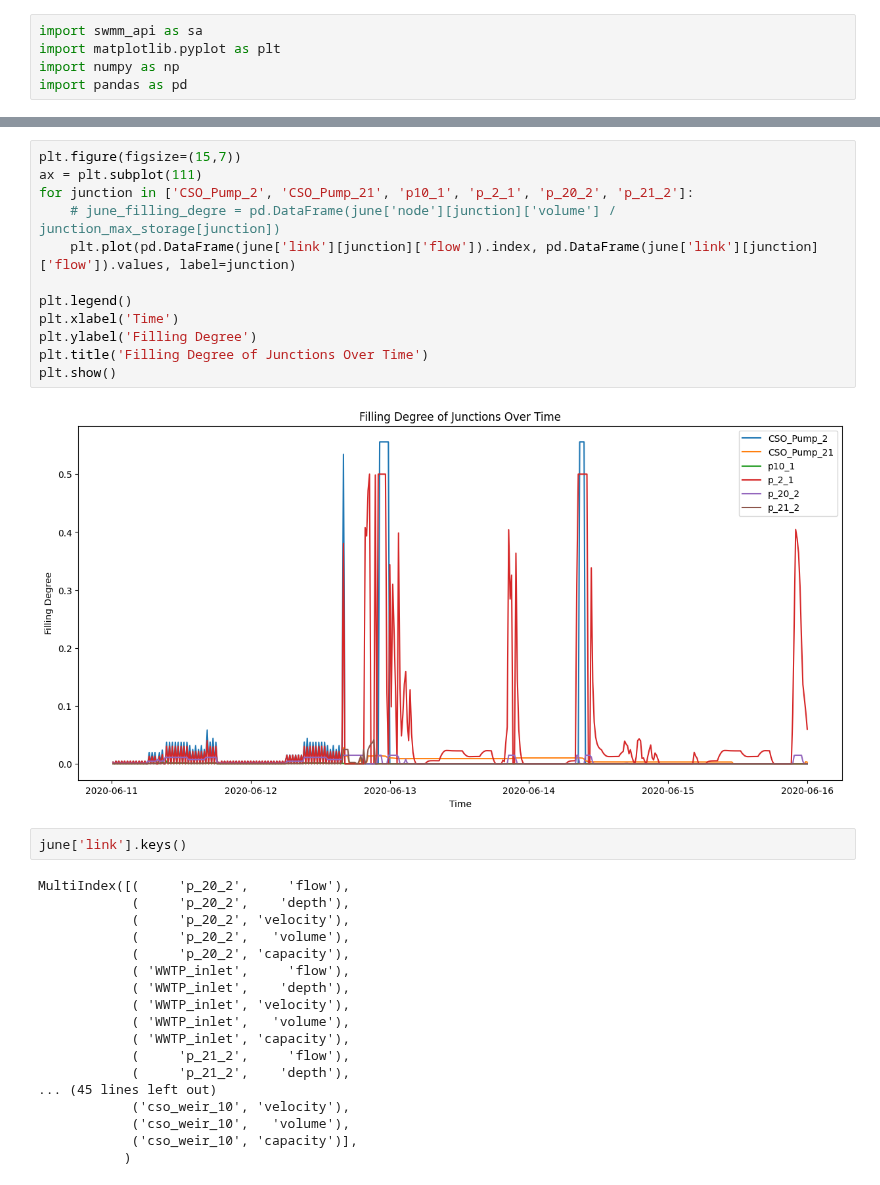
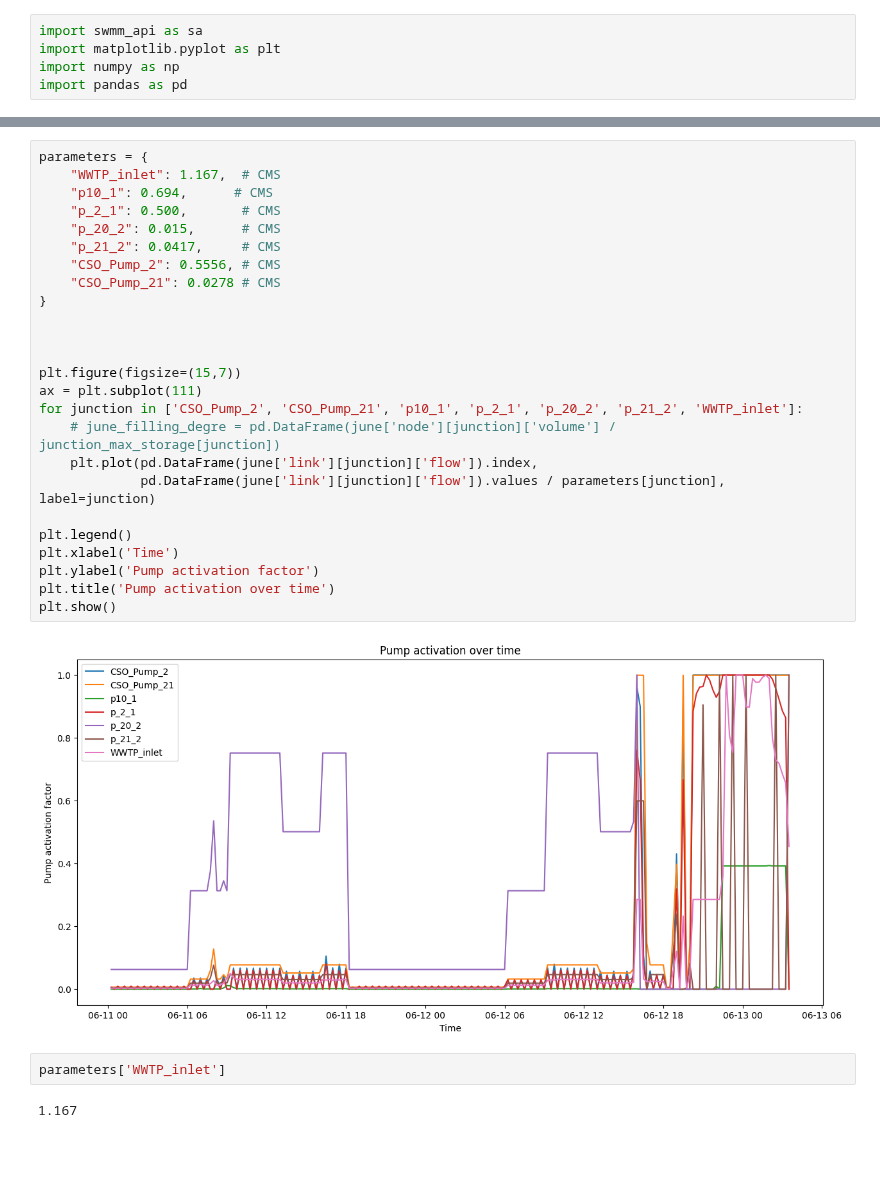
Before and after one commit to jipsteiger/ENVM1601, a Jupyter notebook: RTC/results/event_optimisation_filling_degree.ipynb, the cells around one changed output, grey strips where cells are left out. Saved outputs shown, nothing was run; the diff lists cells and outputs as text; blank space fills up the shorter version.

```diff
--- a/RTC/results/event_optimisation_filling_degree.ipynb
+++ b/RTC/results/event_optimisation_filling_degree.ipynb
@@ -28,34 +28,31 @@ plt.show()
 # %%
+parameters = {
+    "WWTP_inlet": 1.167,  # CMS
+    "p10_1": 0.694,      # CMS
+    "p_2_1": 0.500,       # CMS
+    "p_20_2": 0.015,      # CMS
+    "p_21_2": 0.0417,     # CMS
+    "CSO_Pump_2": 0.5556, # CMS
+    "CSO_Pump_21": 0.0278 # CMS
+}
+
+
+
 plt.figure(figsize=(15,7))
 ax = plt.subplot(111)
-for junction in ['CSO_Pump_2', 'CSO_Pump_21', 'p10_1', 'p_2_1', 'p_20_2', 'p_21_2']:
+for junction in ['CSO_Pump_2', 'CSO_Pump_21', 'p10_1', 'p_2_1', 'p_20_2', 'p_21_2', 'WWTP_inlet']:
     # june_filling_degre = pd.DataFrame(june['node'][junction]['volume'] / junction_max_storage[junction])
-    plt.plot(pd.DataFrame(june['link'][junction]['flow']).index, pd.DataFrame(june['link'][junction]['flow']).values, label=junction)
+    plt.plot(pd.DataFrame(june['link'][junction]['flow']).index,
+             pd.DataFrame(june['link'][junction]['flow']).values / parameters[junction], label=junction)
 
 plt.legend()
 plt.xlabel('Time')
-plt.ylabel('Filling Degree')
-plt.title('Filling Degree of Junctions Over Time')
+plt.ylabel('Pump activation factor')
+plt.title('Pump activation over time')
 plt.show()
 # %% [output]
-[figure, old version]
+[figure, new version]
-# %%
-june['link'].keys()
-# %% [output]
-MultiIndex([(     'p_20_2',     'flow'),
-            (     'p_20_2',    'depth'),
-            (     'p_20_2', 'velocity'),
-            (     'p_20_2',   'volume'),
-            (     'p_20_2', 'capacity'),
-            ( 'WWTP_inlet',     'flow'),
-            ( 'WWTP_inlet',    'depth'),
-            ( 'WWTP_inlet', 'velocity'),
-            ( 'WWTP_inlet',   'volume'),
-            ( 'WWTP_inlet', 'capacity'),
-            (     'p_21_2',     'flow'),
-            (     'p_21_2',    'depth'),
-... (45 lines left out)
-            ('cso_weir_10', 'velocity'),
-            ('cso_weir_10',   'volume'),
-            ('cso_weir_10', 'capacity')],
-           )
+# %%
+parameters['WWTP_inlet']
+# %% [output]
+1.167
```
Also changed, not shown: parts of 1 cell of this notebook, 12 other files.
